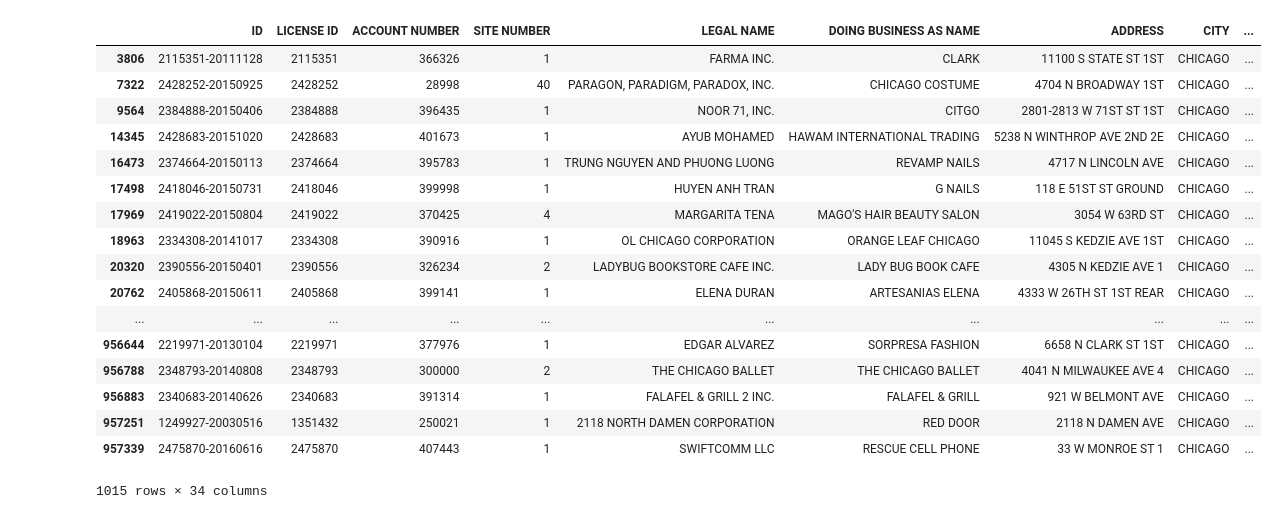
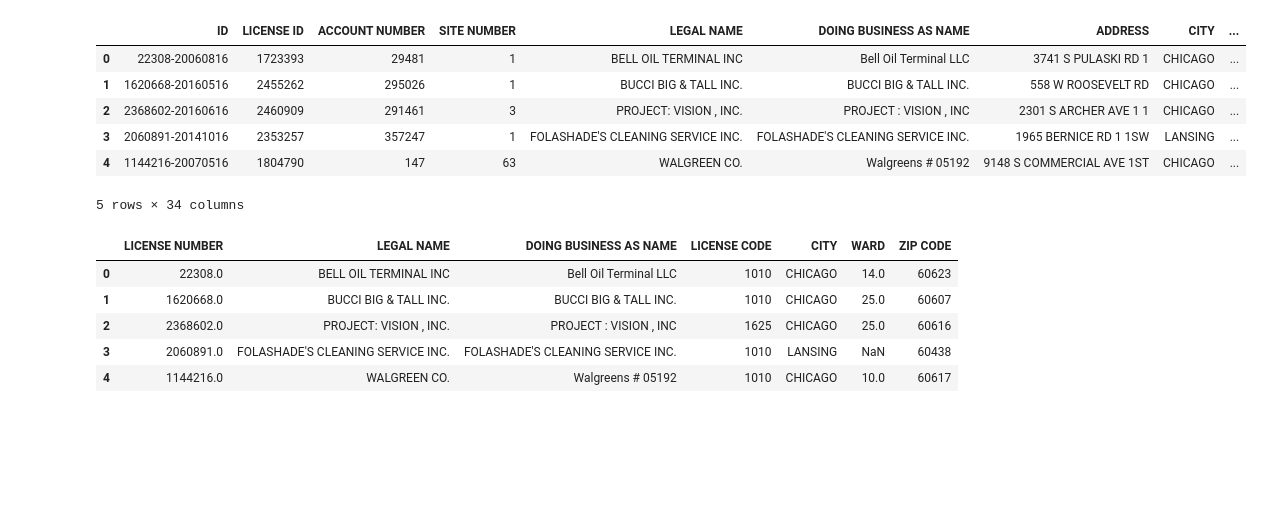
Before and after one commit to Euzkaro/Licenses, a Jupyter notebook: Map_Licenses.ipynb, the cells around one changed output. Saved outputs shown, nothing was run; the diff lists cells and outputs as text; code cells hidden in the pictures; blank space fills up the shorter version.

```diff
--- a/Map_Licenses.ipynb
+++ b/Map_Licenses.ipynb
@@ -10,26 +14,25 @@ Chicago_COORDINATES = (41.895140898, -87.624255632)
 # %%
 df = pd.read_csv("Chicago_Licenses.csv")
 df.head()
-df.dropna()
+#df.dropna()
 # %% [output]
 |  | ID | LICENSE ID | ACCOUNT NUMBER | SITE NUMBER | LEGAL NAME | DOING BUSINESS AS NAME | ADDRESS | CITY | ... |
-| 3806 | 2115351-20111128 | 2115351 | 366326 | 1 | FARMA INC. | CLARK | 11100 S STATE ST 1ST | CHICAGO | ... |
-| 7322 | 2428252-20150925 | 2428252 | 28998 | 40 | PARAGON, PARADIGM, PARADOX, INC. | CHICAGO COSTUME | 4704 N BROADWAY 1ST | CHICAGO | ... |
-| 9564 | 2384888-20150406 | 2384888 | 396435 | 1 | NOOR 71, INC. | CITGO | 2801-2813 W 71ST ST 1ST | CHICAGO | ... |
-| 14345 | 2428683-20151020 | 2428683 | 401673 | 1 | AYUB MOHAMED | HAWAM INTERNATIONAL TRADING | 5238 N WINTHROP AVE 2ND 2E | CHICAGO | ... |
-| 16473 | 2374664-20150113 | 2374664 | 395783 | 1 | TRUNG NGUYEN AND PHUONG LUONG | REVAMP NAILS | 4717 N LINCOLN AVE | CHICAGO | ... |
-| 17498 | 2418046-20150731 | 2418046 | 399998 | 1 | HUYEN ANH TRAN | G NAILS | 118 E 51ST ST GROUND | CHICAGO | ... |
-| 17969 | 2419022-20150804 | 2419022 | 370425 | 4 | MARGARITA TENA | MAGO'S HAIR BEAUTY SALON | 3054 W 63RD ST | CHICAGO | ... |
-| 18963 | 2334308-20141017 | 2334308 | 390916 | 1 | OL CHICAGO CORPORATION | ORANGE LEAF CHICAGO | 11045 S KEDZIE AVE 1ST | CHICAGO | ... |
-| 20320 | 2390556-20150401 | 2390556 | 326234 | 2 | LADYBUG BOOKSTORE CAFE INC. | LADY BUG BOOK CAFE | 4305 N KEDZIE AVE 1 | CHICAGO | ... |
-| 20762 | 2405868-20150611 | 2405868 | 399141 | 1 | ELENA DURAN | ARTESANIAS ELENA | 4333 W 26TH ST 1ST REAR | CHICAGO | ... |
-| ... | ... | ... | ... | ... | ... | ... | ... | ... | ... |
-| 956644 | 2219971-20130104 | 2219971 | 377976 | 1 | EDGAR ALVAREZ | SORPRESA FASHION | 6658 N CLARK ST 1ST | CHICAGO | ... |
-| 956788 | 2348793-20140808 | 2348793 | 300000 | 2 | THE CHICAGO BALLET | THE CHICAGO BALLET | 4041 N MILWAUKEE AVE 4 | CHICAGO | ... |
-| 956883 | 2340683-20140626 | 2340683 | 391314 | 1 | FALAFEL & GRILL 2 INC. | FALAFEL & GRILL | 921 W BELMONT AVE | CHICAGO | ... |
-| 957251 | 1249927-20030516 | 1351432 | 250021 | 1 | 2118 NORTH DAMEN CORPORATION | RED DOOR | 2118 N DAMEN AVE | CHICAGO | ... |
-| 957339 | 2475870-20160616 | 2475870 | 407443 | 1 | SWIFTCOMM LLC | RESCUE CELL PHONE | 33 W MONROE ST 1 | CHICAGO | ... |
+| 0 | 22308-20060816 | 1723393 | 29481 | 1 | BELL OIL TERMINAL INC | Bell Oil Terminal LLC | 3741 S PULASKI RD 1 | CHICAGO | ... |
+| 1 | 1620668-20160516 | 2455262 | 295026 | 1 | BUCCI BIG & TALL INC. | BUCCI BIG & TALL INC. | 558 W ROOSEVELT RD | CHICAGO | ... |
+| 2 | 2368602-20160616 | 2460909 | 291461 | 3 | PROJECT: VISION , INC. | PROJECT : VISION , INC | 2301 S ARCHER AVE 1 1 | CHICAGO | ... |
+| 3 | 2060891-20141016 | 2353257 | 357247 | 1 | FOLASHADE'S CLEANING SERVICE INC. | FOLASHADE'S CLEANING SERVICE INC. | 1965 BERNICE RD 1 1SW | LANSING | ... |
+| 4 | 1144216-20070516 | 1804790 | 147 | 63 | WALGREEN CO. | Walgreens # 05192 | 9148 S COMMERCIAL AVE 1ST | CHICAGO | ... |
-1015 rows × 34 columns
+5 rows × 34 columns
+# %%
+df = df[['LICENSE NUMBER', "LEGAL NAME", 'DOING BUSINESS AS NAME', "LICENSE CODE", "CITY", "WARD", "ZIP CODE"]]
+df.head()
+# %% [output]
+|  | LICENSE NUMBER | LEGAL NAME | DOING BUSINESS AS NAME | LICENSE CODE | CITY | WARD | ZIP CODE |
+| 0 | 22308.0 | BELL OIL TERMINAL INC | Bell Oil Terminal LLC | 1010 | CHICAGO | 14.0 | 60623 |
+| 1 | 1620668.0 | BUCCI BIG & TALL INC. | BUCCI BIG & TALL INC. | 1010 | CHICAGO | 25.0 | 60607 |
+| 2 | 2368602.0 | PROJECT: VISION , INC. | PROJECT : VISION , INC | 1625 | CHICAGO | 25.0 | 60616 |
+| 3 | 2060891.0 | FOLASHADE'S CLEANING SERVICE INC. | FOLASHADE'S CLEANING SERVICE INC. | 1010 | LANSING | NaN | 60438 |
+| 4 | 1144216.0 | WALGREEN CO. | Walgreens # 05192 | 1010 | CHICAGO | 10.0 | 60617 |
 # %%
 # Filter results by city (Chicago)
 df = df.query('CITY == "CHICAGO"')
```
Also changed, not shown: parts of 17 cells of this notebook.
